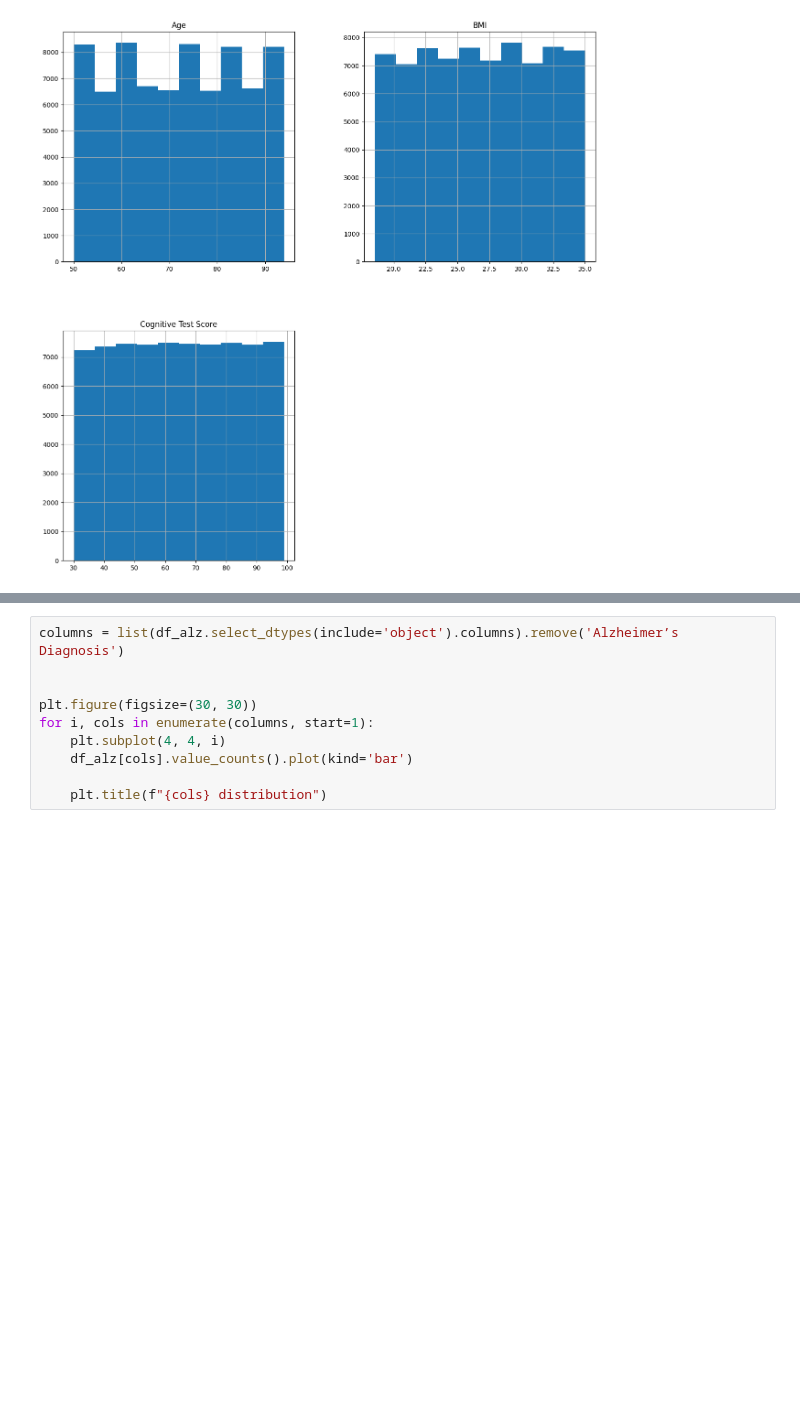
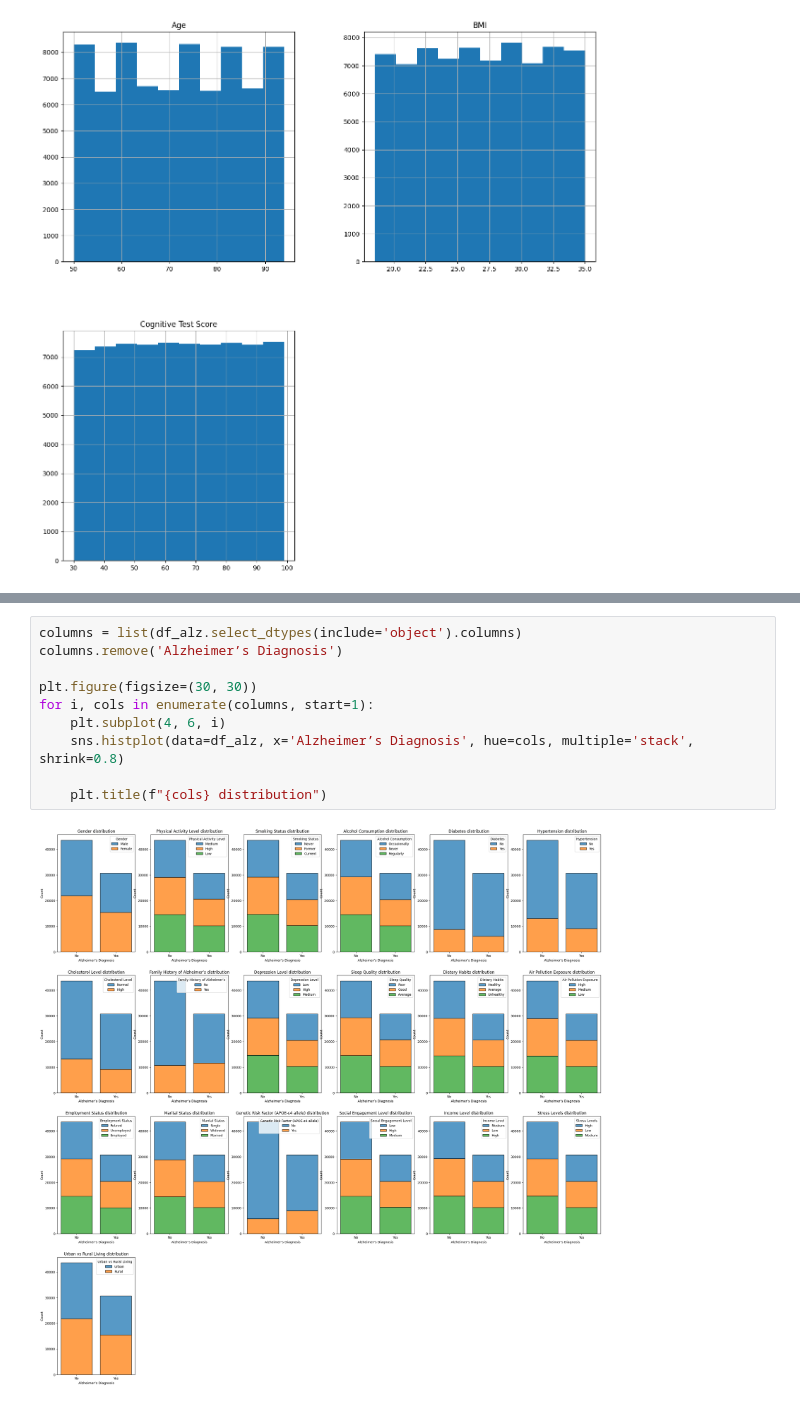
Before and after one commit to KryptoAT/Data-Analysis-Science-Projects, a Jupyter notebook: Exploratory_Data_Analysis/alzheimers_prediction.ipynb, the cells around one changed output, grey strips where cells are left out. Drawn from its saved outputs; the diff is of its cells as text; blank space fills up the shorter version.

Commit message:
Alzheimers prediction eda update

```diff
--- a/Exploratory_Data_Analysis/alzheimers_prediction.ipynb
+++ b/Exploratory_Data_Analysis/alzheimers_prediction.ipynb
@@ -149,10 +149,12 @@ Name: count, dtype: int64>
 # %%
-columns = list(df_alz.select_dtypes(include='object').columns).remove('Alzheimer’s Diagnosis')
-
+columns = list(df_alz.select_dtypes(include='object').columns)
+columns.remove('Alzheimer’s Diagnosis')
 
 plt.figure(figsize=(30, 30))
 for i, cols in enumerate(columns, start=1):
-    plt.subplot(4, 4, i)
-    df_alz[cols].value_counts().plot(kind='bar')
+    plt.subplot(4, 6, i)
+    sns.histplot(data=df_alz, x='Alzheimer’s Diagnosis', hue=cols, multiple='stack', shrink=0.8)
 
     plt.title(f"{cols} distribution")
+# %% [output]
+[figure, added]
```
Also changed, not shown: parts of 43 cells of this notebook.
